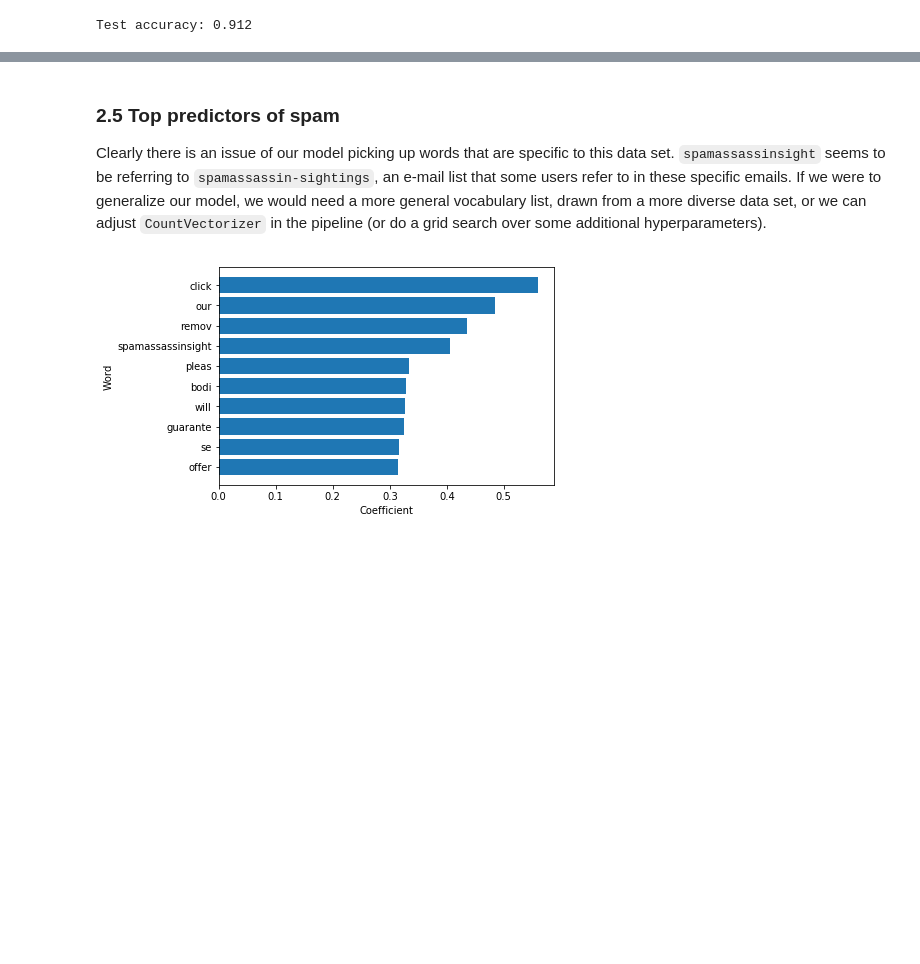
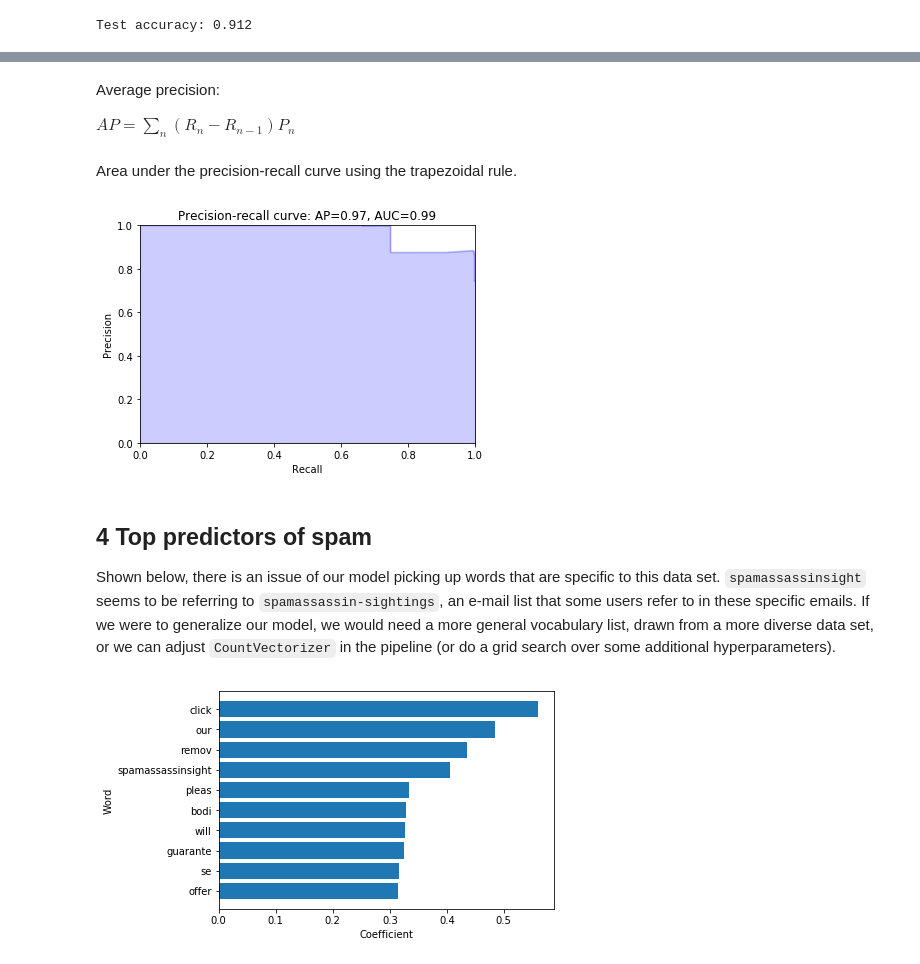
Before and after one commit to wesbarnett/spam-or-ham, a Jupyter notebook: Spam or Ham.ipynb, the cells around one changed output, grey strips where cells are left out. Cells and saved outputs as stored; diff of their text form; code cells hidden in the pictures; blank space fills up the shorter version.

```diff
--- a/Spam or Ham.ipynb
+++ b/Spam or Ham.ipynb
@@ -313,0 +298,4 @@ Test accuracy: 0.912
+# %% [markdown]
+Average precision:
+
+$ AP = \sum_{n}(R_{n} - R_{n-1})P_{n} $
@@ -314,7 +304,26 @@ Test accuracy: 0.912
+# %% [markdown]
+Area under the precision-recall curve using the trapezoidal rule.
+# %%
+auc_score = roc_auc_score(y_test, y_score)
+# %%
+y_score = clf.decision_function(X_test)
+precision, recall, thresholds = precision_recall_curve(y_test, y_score)
+# %%
+plt.step(recall, precision, color='b', alpha=0.2, where='post')
+plt.fill_between(recall, precision, step='post', alpha=0.2, color='b')
+
+plt.xlabel('Recall')
+plt.ylabel('Precision')
+plt.ylim([0.0, 1.0])
+plt.xlim([0.0, 1.0])
+plt.title('Precision-recall curve: AP={0:0.2f}, AUC={1:0.2f}'.format(average_precision, auc_score))
+plt.show()
+# %% [output]
+[figure, added]
 # %% [markdown]
-### 2.5 Top predictors of spam
+## 4 Top predictors of spam
 
-Clearly there is an issue of our model picking up words that are specific to this data set. `spamassassinsight` seems to be referring to `spamassassin-sightings`, an e-mail list that some users refer to in these specific emails. If we were to generalize our model, we would need a more general vocabulary list, drawn from a more diverse data set, or we can adjust `CountVectorizer` in the pipeline (or do a grid search over some additional hyperparameters).
+Shown below, there is an issue of our model picking up words that are specific to this data set. `spamassassinsight` seems to be referring to `spamassassin-sightings`, an e-mail list that some users refer to in these specific emails. If we were to generalize our model, we would need a more general vocabulary list, drawn from a more diverse data set, or we can adjust `CountVectorizer` in the pipeline (or do a grid search over some additional hyperparameters).
 # %%
 def plot_top(coef, names, n=10):
     coef_argsorted = np.argsort(coef)
```
Also changed, not shown: parts of 14 cells of this notebook.
